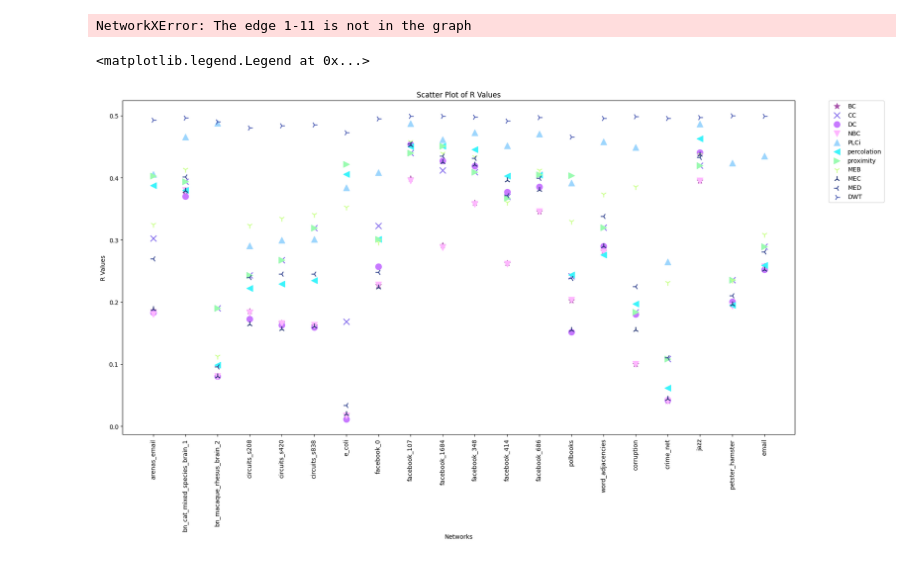
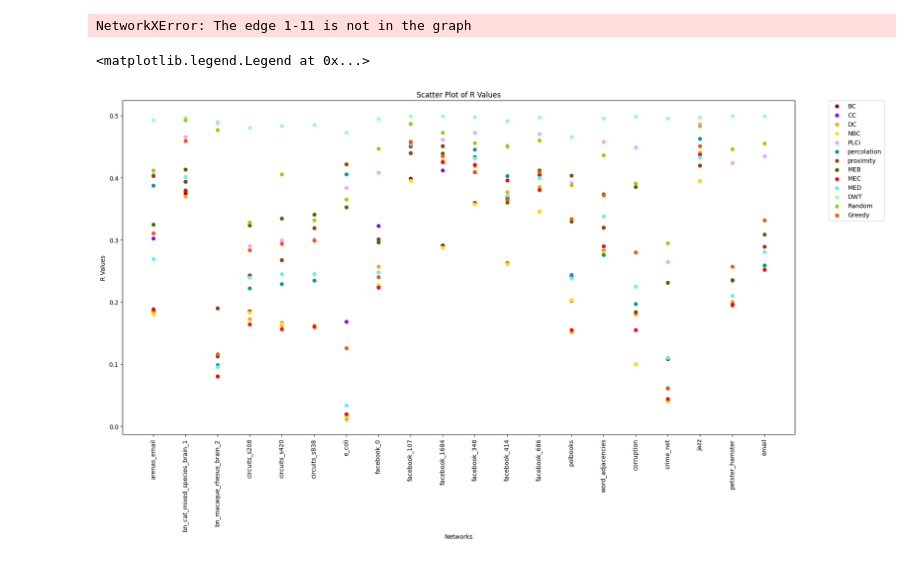
Before and after one commit to raysas/network-disintegration-attacks, a Jupyter notebook: code/test.ipynb, the cells around one changed output. Cells and saved outputs as stored; diff of their text form; code cells hidden in the pictures.

```diff
--- a/code/test.ipynb
+++ b/code/test.ipynb
@@ -796,36 +796,44 @@ NetworkXError: The edge 1-11 is not in the graph
 # %%
 #read csv into dataframe
 import pandas as pd
 df = pd.read_csv('../results/networks_R_list.csv')
 df
 
 import matplotlib.pyplot as plt
+import random
 
 #these are the column names: network	BC	CC	DC	NBC	PLCi	percolation	proximity	MEB	MEC	MED	DWT
 
 plt.figure(figsize=(20,10))
 
-colors=["#A853AA","#826AED","#C879FF","#FFB7FF","#9DD6FD","#3BF4FB","#9AFBB0","#CAFF8A","#1D2F6F","#374892","#5060B5","#8390FA"]
+# colors=["#8390FA","#826AED","#C879FF","#FFB7FF","#9DD6FD","#3BF4FB","#9AFBB0","#CAFF8A","#374892","#FFFF00","#5060B5","#1D2F6F", "salmon"]
+colors = ["#94FFB5", "#9DCC00", "#FFA405", "#FF0010", "#5EF1F2", "#00998F", "#740AFF", "#990000", "#426600", "#FFE100", "#FF5005", "#993F00", "#F0A3FF"]
+#shuffle it
 
-plt.scatter(df['network'], df['BC'], label='BC', color=colors[0], marker='*', s=100)
-plt.scatter(df['network'], df['CC'], label='CC', color=colors[1], marker='x', s=100)
-plt.scatter(df['network'], df['DC'], label='DC', color=colors[2], marker='o', s=100)
-plt.scatter(df['network'], df['NBC'], label='NBC', color=colors[3], marker='v', s=100)
-plt.scatter(df['network'], df['PLCi'], label='PLCi', color=colors[4], marker='^', s=100)
-plt.scatter(df['network'], df['percolation'], label='percolation', color=colors[5], marker='<', s=100)
-plt.scatter(df['network'], df['proximity'], label='proximity', color=colors[6], marker='>', s=100)
-plt.scatter(df['network'], df['MEB'], label='MEB', color=colors[7], marker='1', s=100)
-plt.scatter(df['network'], df['MEC'], label='MEC', color=colors[8], marker='2', s=100)
-plt.scatter(df['network'], df['MED'], label='MED', color=colors[9], marker='3', s=100)
-plt.scatter(df['network'], df['DWT'], label='DWT', color=colors[10], marker='4', s=100)
+random.seed(42)
+random.shuffle(colors)
+
+plt.scatter(df['network'], df['BC'], label='BC', color=colors[0], marker='.', s=120)
+plt.scatter(df['network'], df['CC'], label='CC', color=colors[1], marker='.', s=120)
+plt.scatter(df['network'], df['DC'], label='DC', color=colors[2], marker='.', s=120)
+plt.scatter(df['network'], df['NBC'], label='NBC', color=colors[3], marker='.', s=120)
+plt.scatter(df['network'], df['PLCi'], label='PLCi', color=colors[4], marker='.', s=120)
+plt.scatter(df['network'], df['percolation'], label='percolation', color=colors[5], marker='.', s=120)
+plt.scatter(df['network'], df['proximity'], label='proximity', color=colors[6], marker='.', s=120)
+plt.scatter(df['network'], df['MEB'], label='MEB', color=colors[7], marker='.', s=120)
+plt.scatter(df['network'], df['MEC'], label='MEC', color=colors[8], marker='.', s=120)
+plt.scatter(df['network'], df['MED'], label='MED', color=colors[9], marker='.', s=120)
+plt.scatter(df['network'], df['DWT'], label='DWT', color=colors[10], marker='.', s=120)
+plt.scatter(df['network'], df['random'], label='Random', color=colors[11], marker='.', s=120)
+plt.scatter(df['network'], df['greedy'], label='Greedy', color=colors[12], marker='.', s=120)
 
 
 plt.xlabel('Networks')
 plt.ylabel('R Values')
 plt.title('Scatter Plot of R Values')
 plt.xticks(rotation=90, ha='center')
 #put legend outside the plot
 plt.legend(bbox_to_anchor=(1.05, 1), loc='upper left', borderaxespad=0.)
 # %% [output]
 <matplotlib.legend.Legend at 0x...>
-[figure, old version]
+[figure, new version]
```
Also changed, not shown: parts of 4 cells of this notebook, 8 other files.
